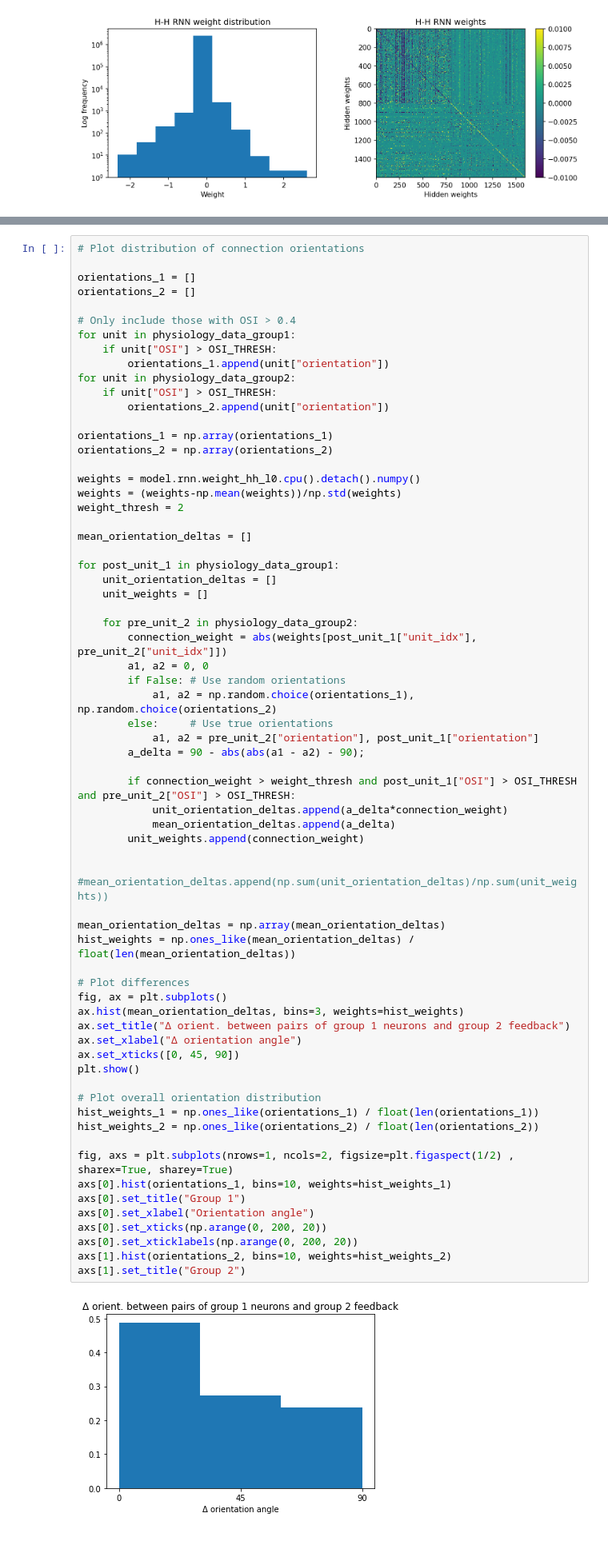
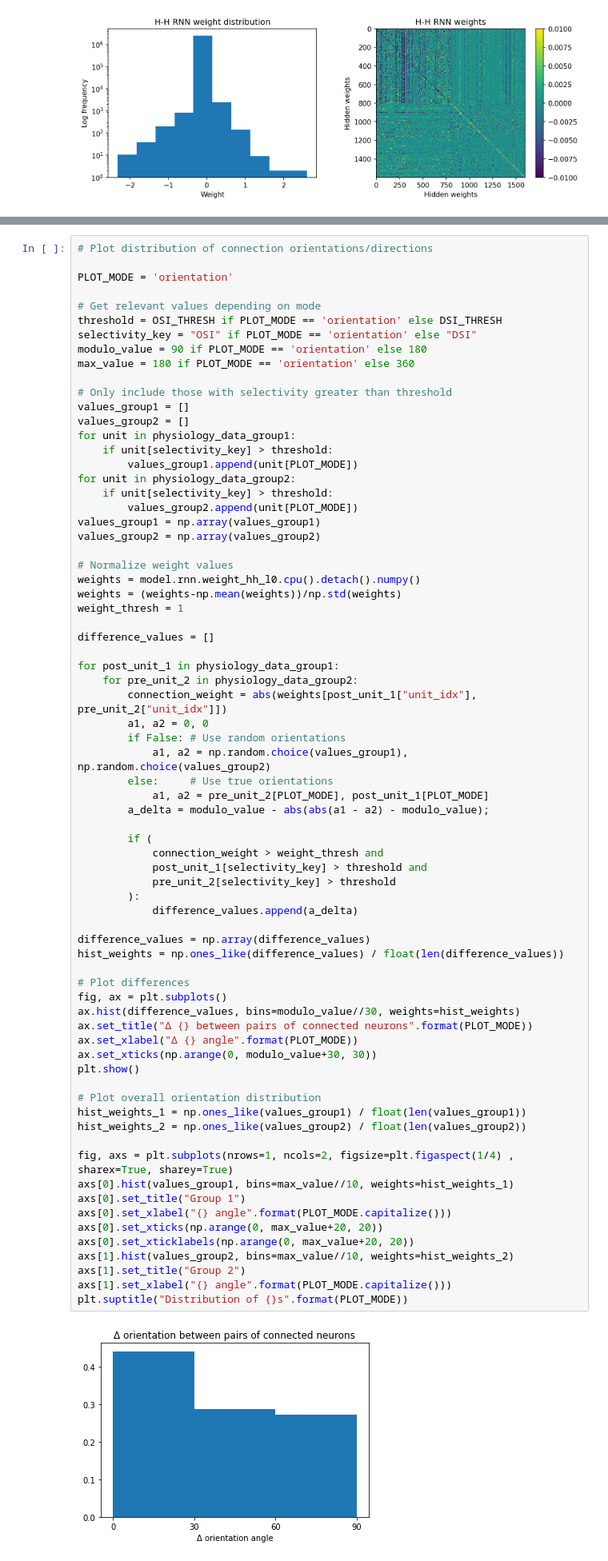
Before and after one commit to sebbkw/rnn, a Jupyter notebook: analyse_network.ipynb, the cells around one changed output, grey strips where cells are left out. Shown at 80% size. Drawn from its saved outputs; the diff is of its cells as text.

Commit message:
Add new plots and analysis code

```diff
--- a/analyse_network.ipynb
+++ b/analyse_network.ipynb
@@ -719,68 +745,74 @@ Text(-0.025, 0.5, 'Postsynaptic unit')
 # %%
-# Plot distribution of connection orientations
+# Plot distribution of connection orientations/directions
 
-orientations_1 = []
-orientations_2 = []
+PLOT_MODE = 'orientation'
 
-# Only include those with OSI > 0.4
+# Get relevant values depending on mode
+threshold = OSI_THRESH if PLOT_MODE == 'orientation' else DSI_THRESH
+selectivity_key = "OSI" if PLOT_MODE == 'orientation' else "DSI"
+modulo_value = 90 if PLOT_MODE == 'orientation' else 180
+max_value = 180 if PLOT_MODE == 'orientation' else 360
+
+# Only include those with selectivity greater than threshold
+values_group1 = []
+values_group2 = []
 for unit in physiology_data_group1:
-    if unit["OSI"] > OSI_THRESH:
-        orientations_1.append(unit["orientation"])
+    if unit[selectivity_key] > threshold:
+        values_group1.append(unit[PLOT_MODE])
 for unit in physiology_data_group2:
-    if unit["OSI"] > OSI_THRESH:
-        orientations_2.append(unit["orientation"])
+    if unit[selectivity_key] > threshold:
+        values_group2.append(unit[PLOT_MODE])
+values_group1 = np.array(values_group1)
+values_group2 = np.array(values_group2)
 
-orientations_1 = np.array(orientations_1)
-orientations_2 = np.array(orientations_2)
-
+# Normalize weight values
 weights = model.rnn.weight_hh_l0.cpu().detach().numpy()
 weights = (weights-np.mean(weights))/np.std(weights)
-weight_thresh = 2
+weight_thresh = 1
 
-mean_orientation_deltas = []
+difference_values = []
 
 for post_unit_1 in physiology_data_group1:
-    unit_orientation_deltas = []
-    unit_weights = []
-
     for pre_unit_2 in physiology_data_group2:
         connection_weight = abs(weights[post_unit_1["unit_idx"], pre_unit_2["unit_idx"]])
         a1, a2 = 0, 0
         if False: # Use random orientations
-            a1, a2 = np.random.choice(orientations_1), np.random.choice(orientations_2)
+            a1, a2 = np.random.choice(values_group1), np.random.choice(values_group2)
         else:     # Use true orientations
-            a1, a2 = pre_unit_2["orientation"], post_unit_1["orientation"]
-        a_delta = 90 - abs(abs(a1 - a2) - 90);
+            a1, a2 = pre_unit_2[PLOT_MODE], post_unit_1[PLOT_MODE]
+        a_delta = modulo_value - abs(abs(a1 - a2) - modulo_value);
 
-        if connection_weight > weight_thresh and post_unit_1["OSI"] > OSI_THRESH and pre_unit_2["OSI"] > OSI_THRESH:
-            unit_orientation_deltas.append(a_delta*connection_weight)
-            mean_orientation_deltas.append(a_delta)
-        unit_weights.append(connection_weight)
+        if (
+            connection_weight > weight_thresh and
+            post_unit_1[selectivity_key] > threshold and
+            pre_unit_2[selectivity_key] > threshold
+        ):
+            difference_values.append(a_delta)
 
-    #mean_orientation_deltas.append(np.sum(unit_orientation_deltas)/np.sum(unit_weights))
-
-mean_orientation_deltas = np.array(mean_orientation_deltas)
-hist_weights = np.ones_like(mean_orientation_deltas) / float(len(mean_orientation_deltas))
+difference_values = np.array(difference_values)
+hist_weights = np.ones_like(difference_values) / float(len(difference_values))
 
 # Plot differences
 fig, ax = plt.subplots()
-ax.hist(mean_orientation_deltas, bins=3, weights=hist_weights)
-ax.set_title("Δ orient. between pairs of group 1 neurons and group 2 feedback")
-ax.set_xlabel("Δ orientation angle")
-ax.set_xticks([0, 45, 90])
+ax.hist(difference_values, bins=modulo_value//30, weights=hist_weights)
+ax.set_title("Δ {} between pairs of connected neurons".format(PLOT_MODE))
+ax.set_xlabel("Δ {} angle".format(PLOT_MODE))
+ax.set_xticks(np.arange(0, modulo_value+30, 30))
 plt.show()
 
 # Plot overall orientation distribution
-hist_weights_1 = np.ones_like(orientations_1) / float(len(orientations_1))
-hist_weights_2 = np.ones_like(orientations_2) / float(len(orientations_2))
+hist_weights_1 = np.ones_like(values_group1) / float(len(values_group1))
+hist_weights_2 = np.ones_like(values_group2) / float(len(values_group2))
 
-fig, axs = plt.subplots(nrows=1, ncols=2, figsize=plt.figaspect(1/2) , sharex=True, sharey=True)
-axs[0].hist(orientations_1, bins=10, weights=hist_weights_1)
+fig, axs = plt.subplots(nrows=1, ncols=2, figsize=plt.figaspect(1/4) , sharex=True, sharey=True)
+axs[0].hist(values_group1, bins=max_value//10, weights=hist_weights_1)
 axs[0].set_title("Group 1")
-axs[0].set_xlabel("Orientation angle")
-axs[0].set_xticks(np.arange(0, 200, 20))
-axs[0].set_xticklabels(np.arange(0, 200, 20))
-axs[1].hist(orientations_2, bins=10, weights=hist_weights_2)
+axs[0].set_xlabel("{} angle".format(PLOT_MODE.capitalize()))
+axs[0].set_xticks(np.arange(0, max_value+20, 20))
+axs[0].set_xticklabels(np.arange(0, max_value+20, 20))
+axs[1].hist(values_group2, bins=max_value//10, weights=hist_weights_2)
 axs[1].set_title("Group 2")
+axs[1].set_xlabel("{} angle".format(PLOT_MODE.capitalize()))
+plt.suptitle("Distribution of {}s".format(PLOT_MODE))
 # %% [output]
-[figure, old version]
+[figure, new version]
```
Also changed, not shown: parts of 8 cells of this notebook.
